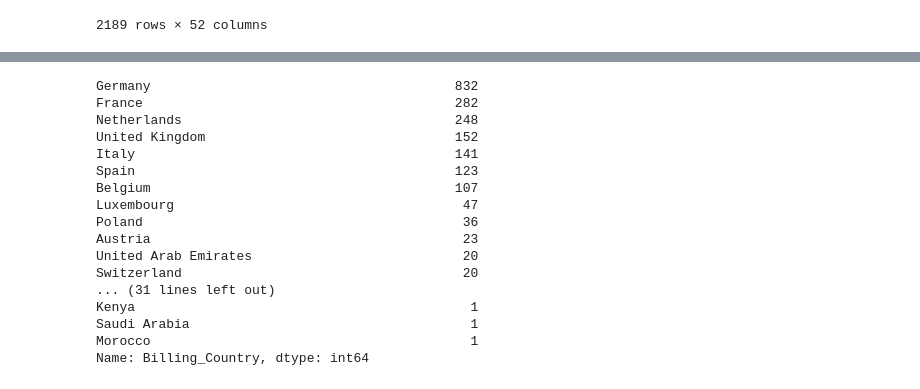
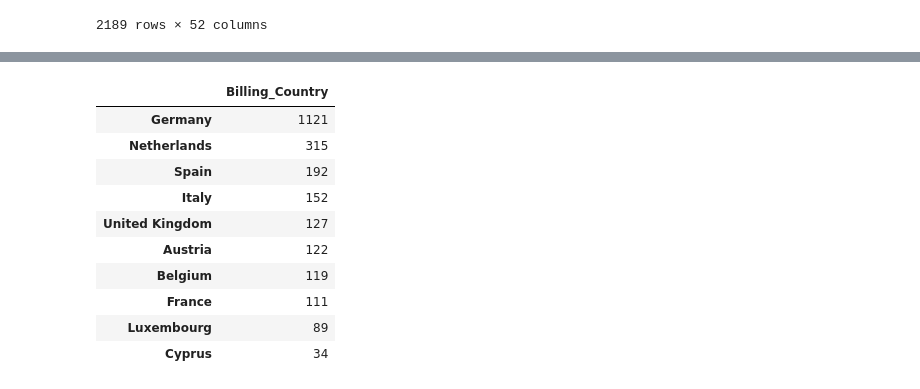
Before and after one commit to Ramaxx95/TP1-Orga-de-Datos, a Jupyter notebook: Visualizaciones/Region_EMEA.ipynb, the cells around one changed output, grey strips where cells are left out. Drawn from its saved outputs; the diff is of its cells as text; code cells hidden in the pictures.

```diff
--- a/Visualizaciones/Region_EMEA.ipynb
+++ b/Visualizaciones/Region_EMEA.ipynb
@@ -104,20 +64,16 @@ Name: Billing_Country, dtype: int64
-# %%
-oportunidades_perdidas_EMEA.Billing_Country.value_counts()
-# %% [output]
-Germany                                       832
-France                                        282
-Netherlands                                   248
-United Kingdom                                152
-Italy                                         141
-Spain                                         123
-Belgium                                       107
-Luxembourg                                     47
-Poland                                         36
-Austria                                        23
-United Arab Emirates                           20
-Switzerland                                    20
-... (31 lines left out)
-Kenya                                           1
-Saudi Arabia                                    1
-Morocco                                         1
-Name: Billing_Country, dtype: int64
+# %%
+oportunidades_ganadas_middle_EMEA_df =  oportunidades_ganadas_EMEA.Billing_Country.value_counts()
+oportunidades_ganadas_middle_EMEA_df = oportunidades_ganadas_middle_EMEA_df.to_frame()
+oportunidades_ganadas_middle_EMEA_df.head(10)
+# %% [output]
+|  | Billing_Country |
+| Germany | 1121 |
+| Netherlands | 315 |
+| Spain | 192 |
+| Italy | 152 |
+| United Kingdom | 127 |
+| Austria | 122 |
+| Belgium | 119 |
+| France | 111 |
+| Luxembourg | 89 |
+| Cyprus | 34 |
```
Also changed, not shown: parts of 5 cells of this notebook.
